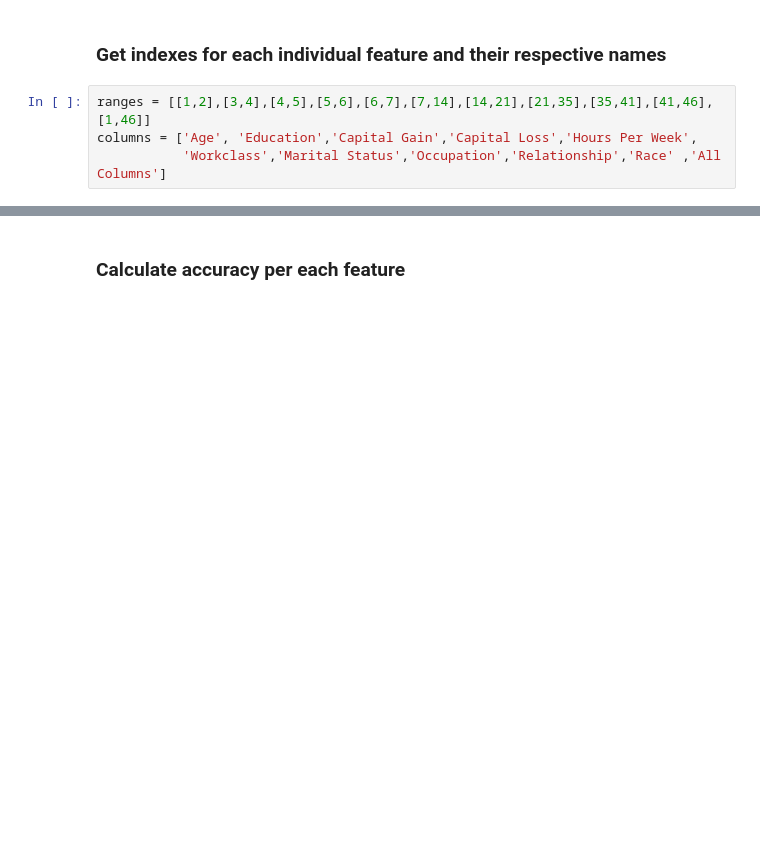
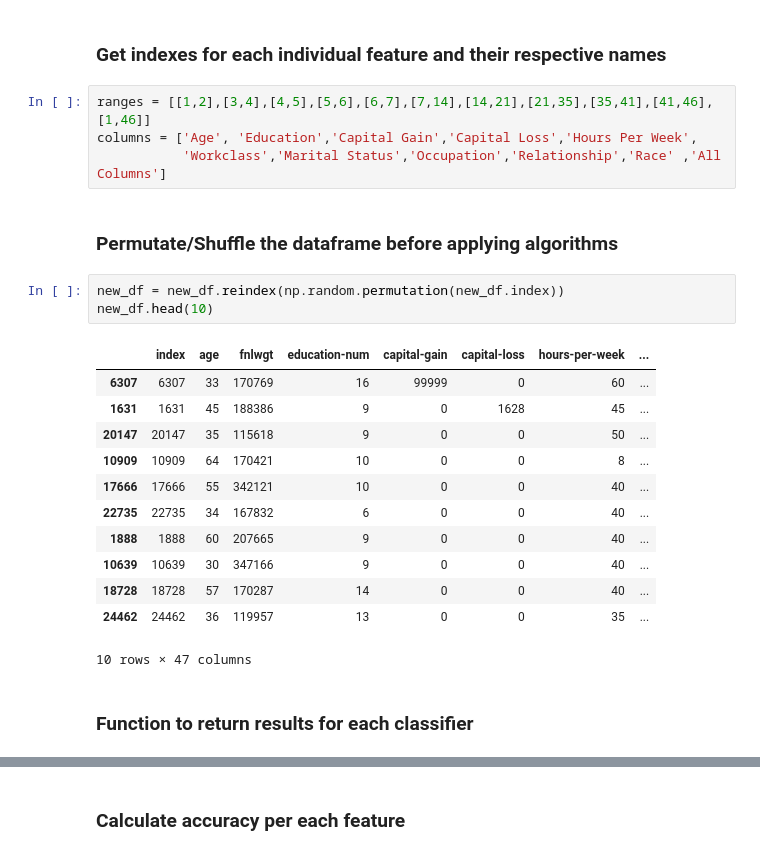
Before and after one commit to miguelgd54/118BFinal-Project, a Jupyter notebook: COGS118B-final-file.ipynb, the cells around one changed output, grey strips where cells are left out. Saved outputs shown, nothing was run; the diff lists cells and outputs as text; blank space fills up the shorter version.

```diff
--- a/COGS118B-final-file.ipynb
+++ b/COGS118B-final-file.ipynb
@@ -153,3 +158,23 @@ Index(['age', 'fnlwgt', 'education-num', 'capital-gain', 'capital-loss',
 ranges = [[1,2],[3,4],[4,5],[5,6],[6,7],[7,14],[14,21],[21,35],[35,41],[41,46],[1,46]]
 columns = ['Age', 'Education','Capital Gain','Capital Loss','Hours Per Week',
            'Workclass','Marital Status','Occupation','Relationship','Race' ,'All Columns']
+# %% [markdown]
+### Permutate/Shuffle the dataframe before applying algorithms
+# %%
+new_df = new_df.reindex(np.random.permutation(new_df.index))
+new_df.head(10)
+# %% [output]
+|  | index | age | fnlwgt | education-num | capital-gain | capital-loss | hours-per-week | ... |
+| 6307 | 6307 | 33 | 170769 | 16 | 99999 | 0 | 60 | ... |
+| 1631 | 1631 | 45 | 188386 | 9 | 0 | 1628 | 45 | ... |
+| 20147 | 20147 | 35 | 115618 | 9 | 0 | 0 | 50 | ... |
+| 10909 | 10909 | 64 | 170421 | 10 | 0 | 0 | 8 | ... |
+| 17666 | 17666 | 55 | 342121 | 10 | 0 | 0 | 40 | ... |
+| 22735 | 22735 | 34 | 167832 | 6 | 0 | 0 | 40 | ... |
+| 1888 | 1888 | 60 | 207665 | 9 | 0 | 0 | 40 | ... |
+| 10639 | 10639 | 30 | 347166 | 9 | 0 | 0 | 40 | ... |
+| 18728 | 18728 | 57 | 170287 | 14 | 0 | 0 | 40 | ... |
+| 24462 | 24462 | 36 | 119957 | 13 | 0 | 0 | 35 | ... |
+10 rows × 47 columns
+# %% [markdown]
+### Function to return results for each classifier
```
Also changed, not shown: parts of 9 cells of this notebook.
